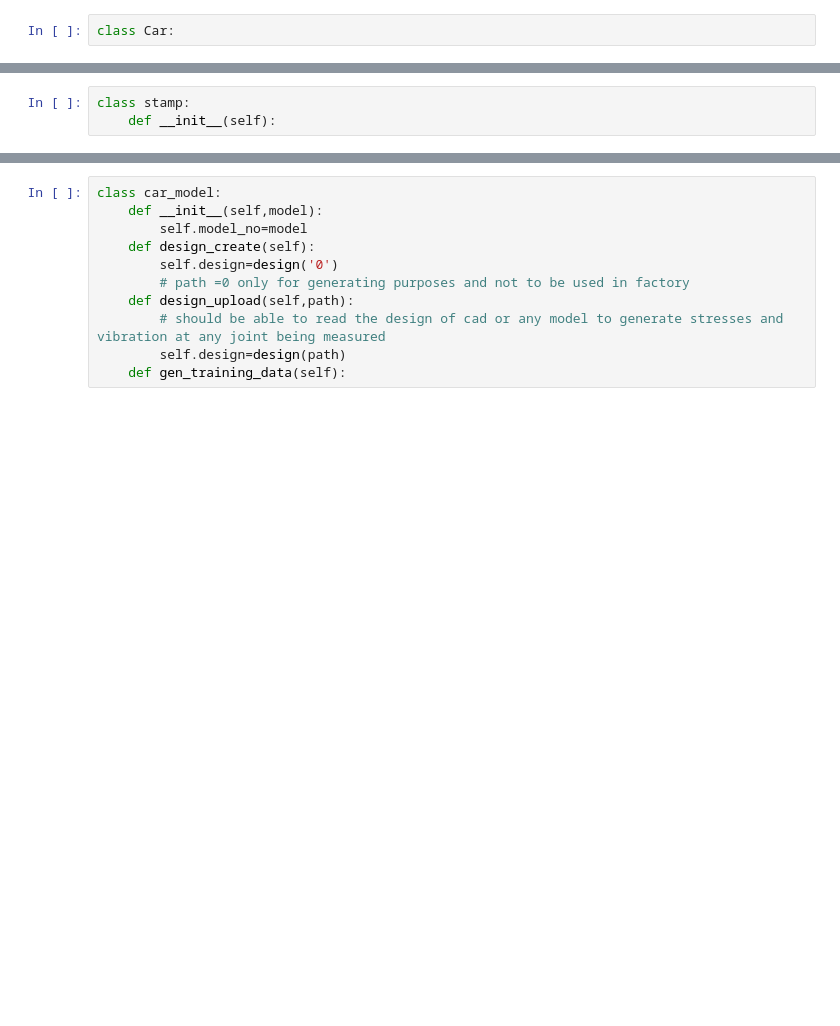
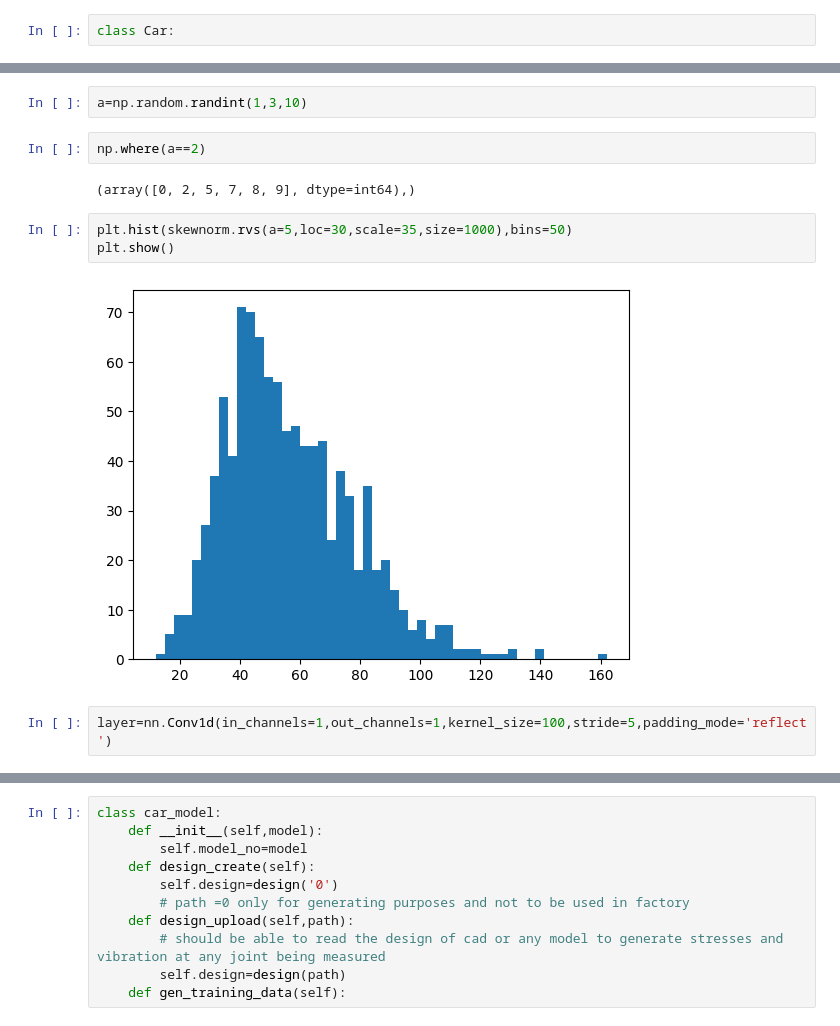
Before and after one commit to cvnsuniii/digital_twin.ai, a Jupyter notebook: data_gen.ipynb, the cells around one changed output, grey strips where cells are left out. Drawn from its saved outputs; the diff is of its cells as text; blank space fills up the shorter version.

```diff
--- a/data_gen.ipynb
+++ b/data_gen.ipynb
@@ -1406,3 +1481,13 @@ if __name__ == "__main__":
-# %%
-class stamp:
-    def __init__(self):
+# %%
+a=np.random.randint(1,3,10)
+# %%
+np.where(a==2)
+# %% [output]
+(array([0, 2, 5, 7, 8, 9], dtype=int64),)
+# %%
+plt.hist(skewnorm.rvs(a=5,loc=30,scale=35,size=1000),bins=50)
+plt.show()
+# %% [output]
+[figure, added]
+# %%
+layer=nn.Conv1d(in_channels=1,out_channels=1,kernel_size=100,stride=5,padding_mode='reflect')
```
Also changed, not shown: parts of 29 cells of this notebook, 6 other files.
